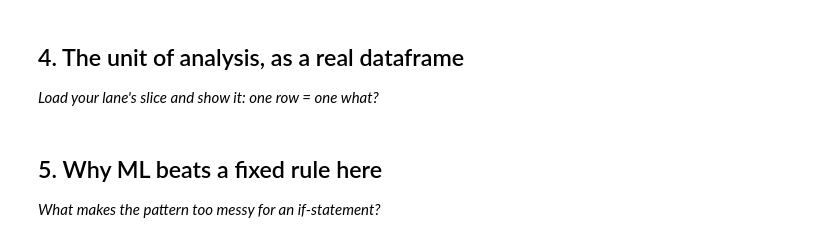
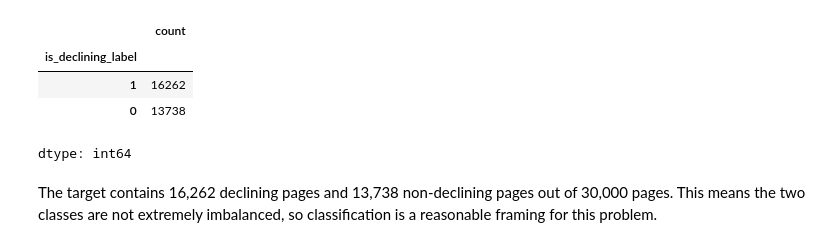
Before and after one commit to aniqaatiq842-commits/Flyrank-ML-INTERNSHIP, a Jupyter notebook: work/notebooks/w02_ml_task_framing.ipynb, the cells around one changed output. Cells and saved outputs as stored; diff of their text form; code cells hidden in the pictures.

```diff
--- a/work/notebooks/w02_ml_task_framing.ipynb
+++ b/work/notebooks/w02_ml_task_framing.ipynb
@@ -26,0 +162,4 @@ This skeleton is yours to fill. Work the sections **in order** — each one has
+# %%
+df["is_declining_label"] = (
+    df["trend_direction"] == "down"
+).astype(int)
@@ -27,7 +176,10 @@ This skeleton is yours to fill. Work the sections **in order** — each one has
 # %%
 # This cell is for CODE (numbers, a query, a check).
 # Write your text answer in the cell ABOVE this one — typing sentences here breaks Run All.
+df["is_declining_label"].value_counts()
+# %% [output]
+|  | count |
+| is_declining_label |  |
+| 1 | 16262 |
+| 0 | 13738 |
+dtype: int64
-# %% [markdown]
-## 4. The unit of analysis, as a real dataframe
-
-*Load your lane's slice and show it: one row = one what?*
@@ -37,4 +185,0 @@ This skeleton is yours to fill. Work the sections **in order** — each one has
-# %% [markdown]
-## 5. Why ML beats a fixed rule here
-
-*What makes the pattern too messy for an if-statement?*
@@ -44,3 +186,5 @@ This skeleton is yours to fill. Work the sections **in order** — each one has
+# %% [markdown]
+The target contains 16,262 declining pages and 13,738 non-declining pages out of 30,000 pages. This means the two classes are not extremely imbalanced, so classification is a reasonable framing for this problem.
 # %% [markdown]
 ## Self-check
 
```
Also changed, not shown: parts of 18 cells of this notebook.
